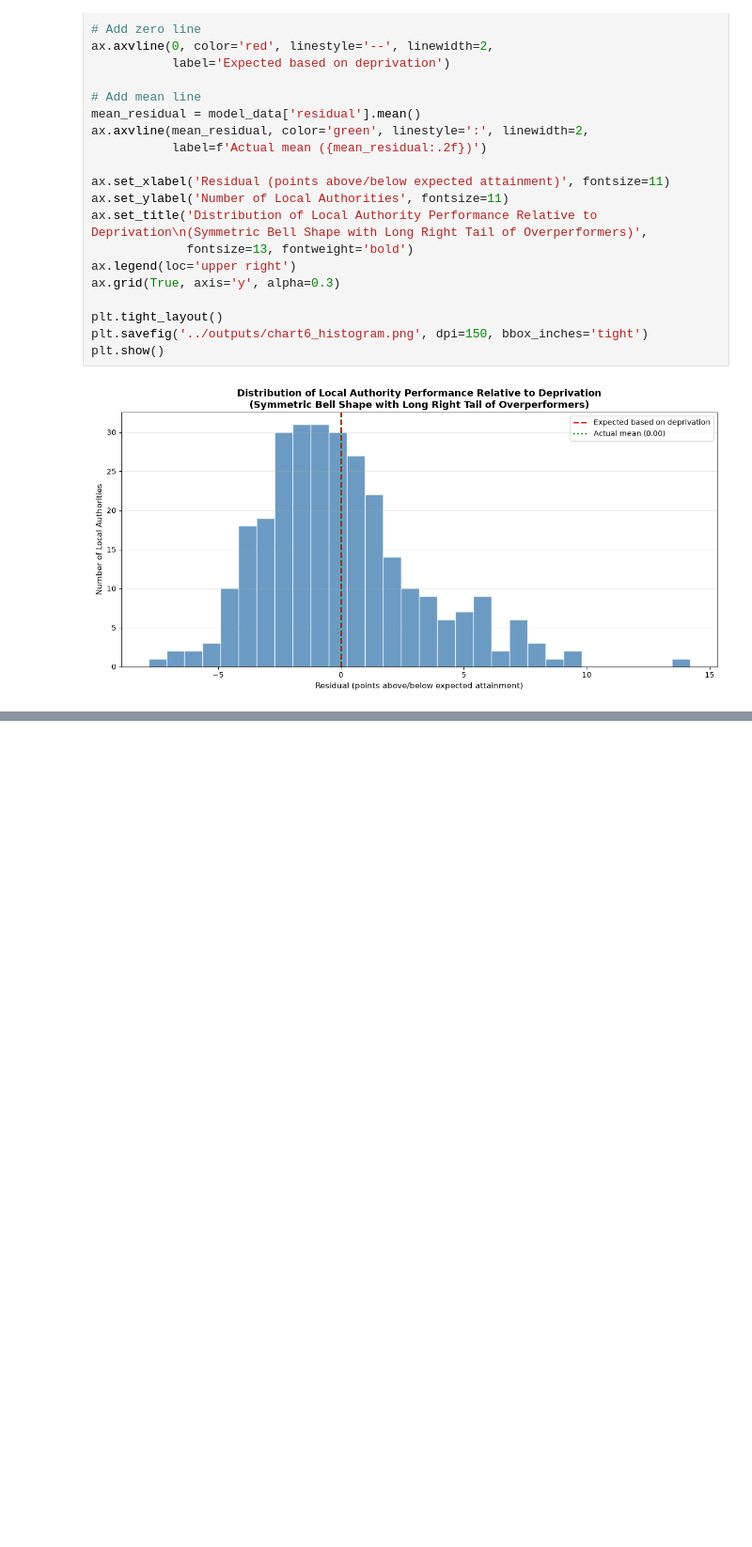
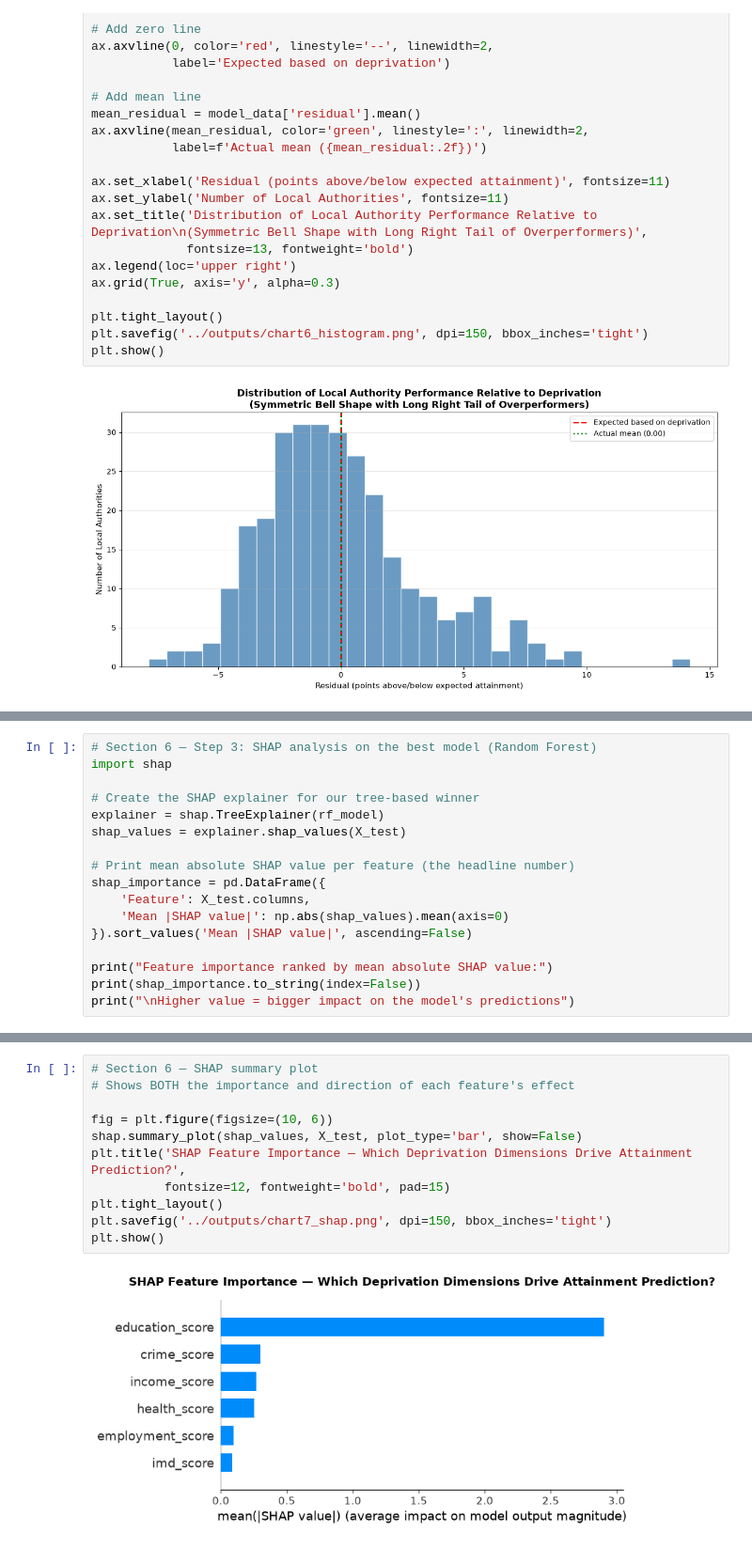
Before and after one commit to gaatma/education-deprivation-analysis, a Jupyter notebook: notebooks/01_analysis.ipynb, the cells around one changed output, grey strips where cells are left out. Shown at 94% size. Cells and saved outputs as stored; diff of their text form; blank space fills up the shorter version.

Commit message:
modelling

```diff
--- a/notebooks/01_analysis.ipynb
+++ b/notebooks/01_analysis.ipynb
@@ -1276,0 +1383,17 @@ plt.show()
+# %%
+# Section 6 — Step 3: SHAP analysis on the best model (Random Forest)
+import shap
+
+# Create the SHAP explainer for our tree-based winner
+explainer = shap.TreeExplainer(rf_model)
+shap_values = explainer.shap_values(X_test)
+
+# Print mean absolute SHAP value per feature (the headline number)
+shap_importance = pd.DataFrame({
+    'Feature': X_test.columns,
+    'Mean |SHAP value|': np.abs(shap_values).mean(axis=0)
+}).sort_values('Mean |SHAP value|', ascending=False)
+
+print("Feature importance ranked by mean absolute SHAP value:")
+print(shap_importance.to_string(index=False))
+print("\nHigher value = bigger impact on the model's predictions")
@@ -1276,0 +1411,13 @@ plt.show()
+# %%
+# Section 6 — SHAP summary plot
+# Shows BOTH the importance and direction of each feature's effect
+
+fig = plt.figure(figsize=(10, 6))
+shap.summary_plot(shap_values, X_test, plot_type='bar', show=False)
+plt.title('SHAP Feature Importance — Which Deprivation Dimensions Drive Attainment Prediction?',
+          fontsize=12, fontweight='bold', pad=15)
+plt.tight_layout()
+plt.savefig('../outputs/chart7_shap.png', dpi=150, bbox_inches='tight')
+plt.show()
+# %% [output]
+[figure, added]
```
Also changed, not shown: parts of 5 cells of this notebook, 1 other file.
